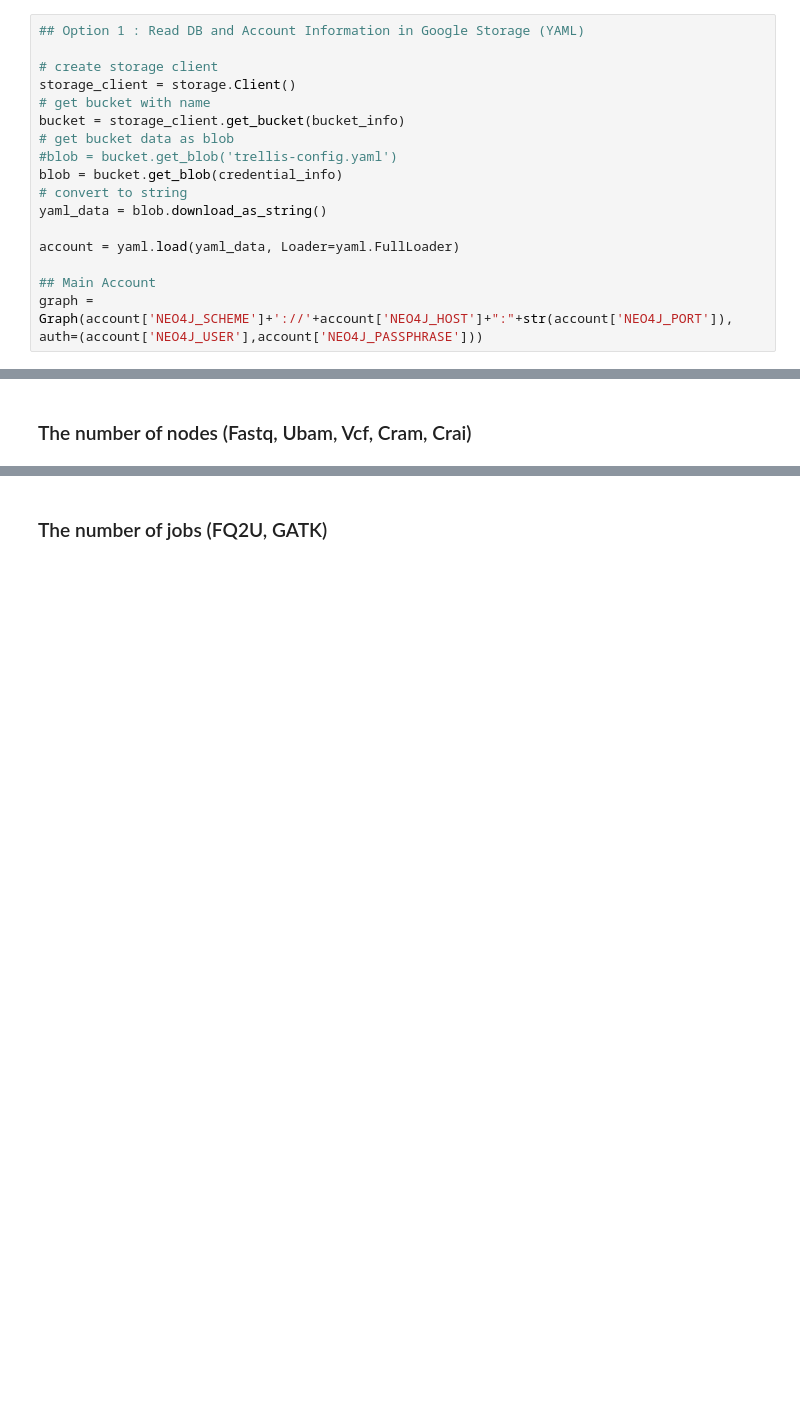
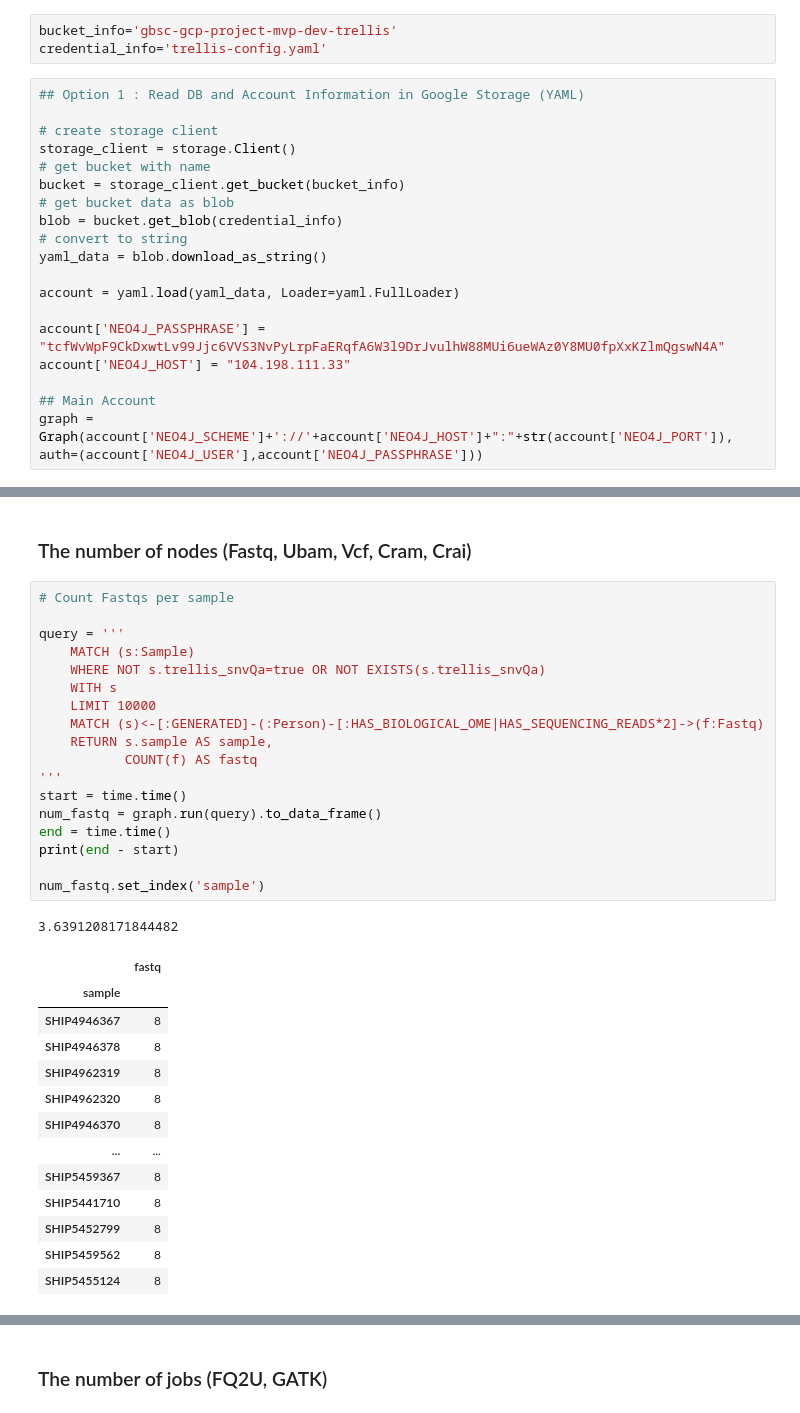
Before and after one commit to va-big-data-genomics/trellis-mvp-analysis, a Jupyter notebook: trellis_mvp_phase3_SampleBasedAnalysis.ipynb, the cells around one changed output, grey strips where cells are left out. Saved outputs shown, nothing was run; the diff lists cells and outputs as text; blank space fills up the shorter version.

```diff
--- a/trellis_mvp_phase3_SampleBasedAnalysis.ipynb
+++ b/trellis_mvp_phase3_SampleBasedAnalysis.ipynb
@@ -52,3 +71,6 @@ credential_info=''
+# %%
+bucket_info='gbsc-gcp-project-mvp-dev-trellis'
+credential_info='trellis-config.yaml'
 # %%
 ## Option 1 : Read DB and Account Information in Google Storage (YAML)
 
@@ -57,16 +79,51 @@ storage_client = storage.Client()
 # get bucket with name
 bucket = storage_client.get_bucket(bucket_info)
 # get bucket data as blob
-#blob = bucket.get_blob('trellis-config.yaml')
 blob = bucket.get_blob(credential_info)
 # convert to string
 yaml_data = blob.download_as_string()
 
 account = yaml.load(yaml_data, Loader=yaml.FullLoader)
 
+account['NEO4J_PASSPHRASE'] = "tcfWvWpF9CkDxwtLv99Jjc6VVS3NvPyLrpFaERqfA6W3l9DrJvulhW88MUi6ueWAz0Y8MU0fpXxKZlmQgswN4A"
+account['NEO4J_HOST'] = "104.198.111.33"
+
 ## Main Account
 graph = Graph(account['NEO4J_SCHEME']+'://'+account['NEO4J_HOST']+":"+str(account['NEO4J_PORT']), auth=(account['NEO4J_USER'],account['NEO4J_PASSPHRASE']))
 # %% [markdown]
 ## Generate Sample Status Table
 # %% [markdown]
 ### The number of nodes (Fastq, Ubam, Vcf, Cram, Crai)
+# %%
+# Count Fastqs per sample
+
+query = '''
+    MATCH (s:Sample)
+    WHERE NOT s.trellis_snvQa=true OR NOT EXISTS(s.trellis_snvQa)
+    WITH s
+    LIMIT 10000
+    MATCH (s)<-[:GENERATED]-(:Person)-[:HAS_BIOLOGICAL_OME|HAS_SEQUENCING_READS*2]->(f:Fastq)
+    RETURN s.sample AS sample,
+           COUNT(f) AS fastq
+'''
+start = time.time()
+num_fastq = graph.run(query).to_data_frame()
+end = time.time()
+print(end - start)
+
+num_fastq.set_index('sample')
+# %% [output]
+3.6391208171844482
+|  | fastq |
+| sample |  |
+| SHIP4946367 | 8 |
+| SHIP4946378 | 8 |
+| SHIP4962319 | 8 |
+| SHIP4962320 | 8 |
+| SHIP4946370 | 8 |
+| ... | ... |
+| SHIP5459367 | 8 |
+| SHIP5441710 | 8 |
+| SHIP5452799 | 8 |
+| SHIP5459562 | 8 |
+| SHIP5455124 | 8 |
```
Also changed, not shown: parts of 21 cells of this notebook.
